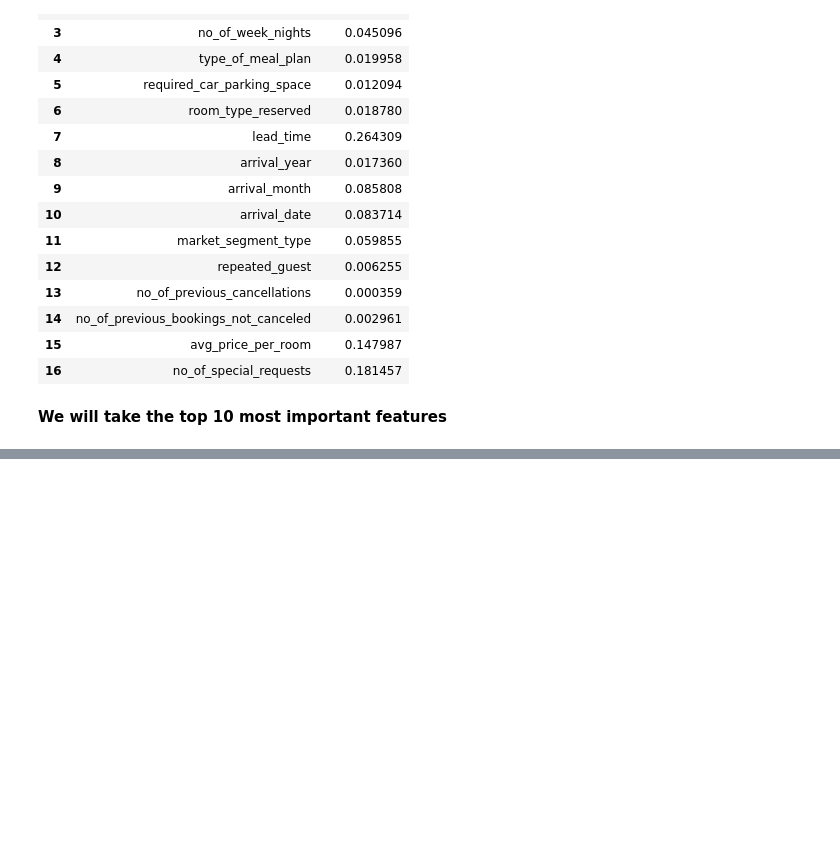
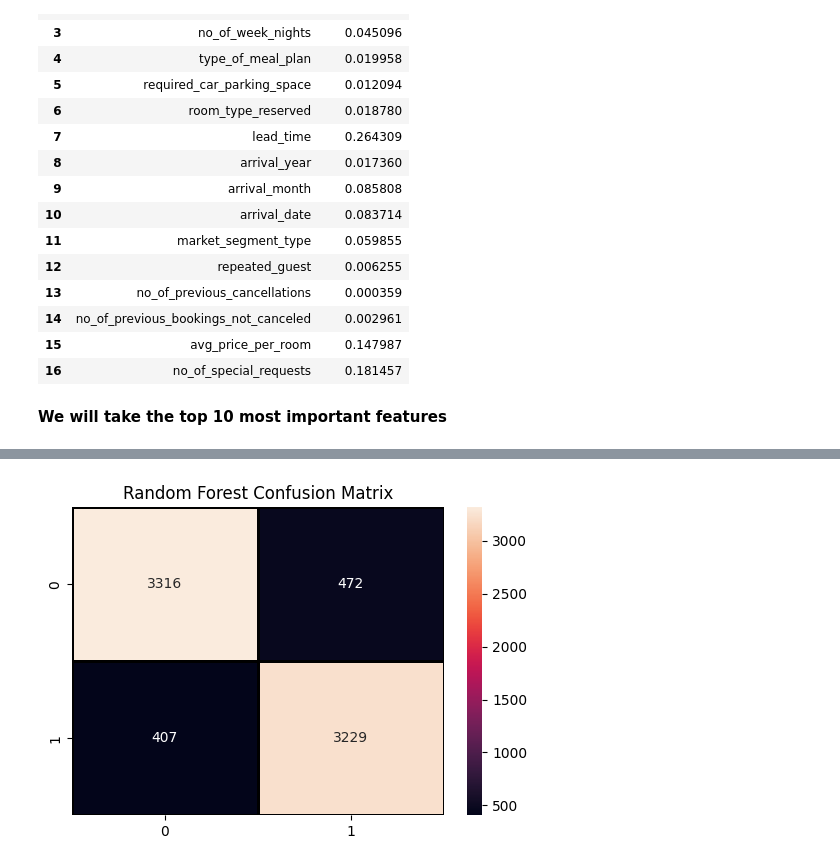
Before and after one commit to BenGJ10/Hotel-Reservation-Prediction-MLOps, a Jupyter notebook: notebook/reservation_prediction.ipynb, the cells around one changed output, grey strips where cells are left out. Cells and saved outputs as stored; diff of their text form; code cells hidden in the pictures; blank space fills up the shorter version.

Commit message:
Completed Prediction

```diff
--- a/notebook/reservation_prediction.ipynb
+++ b/notebook/reservation_prediction.ipynb
@@ -655,0 +792,12 @@ data = top_10_data.copy()
+# %%
+random_search = RandomizedSearchCV(
+    estimator = rf_model,
+    param_distributions = params_dist,  # Hyperparameter distributions
+    n_iter = 5,                         # Number of parameter settings that are sampled
+    cv = 5,                             # 5-Fold Cross Validation
+    verbose = 2,                        # Verbose is used for more detailed output, means it will print the progress
+    random_state = 42,                  # Random state for reproducibility
+    scoring = 'accuracy'                # Scoring metric to evaluate the models
+)
+# %%
+random_search.fit(X_train, Y_train)
@@ -655,0 +838,8 @@ data = top_10_data.copy()
+# %%
+# Selecting the model with best parameters
+
+best_rf_model = random_search.best_estimator_
+# %%
+# Predicting the output
+
+Y_pred = best_rf_model.predict(X_test)
@@ -655,0 +871,9 @@ data = top_10_data.copy()
+# %%
+plt.figure(figsize = (6, 4))
+sns.heatmap(confusion_matrix(Y_test, Y_pred),
+                annot = True, fmt = "d", linecolor = "k", linewidths = 2)
+
+plt.title("Random Forest Confusion Matrix", fontsize = 12)
+plt.show()
+# %% [output]
+[figure, added]
```
Also changed, not shown: parts of 27 cells of this notebook.
